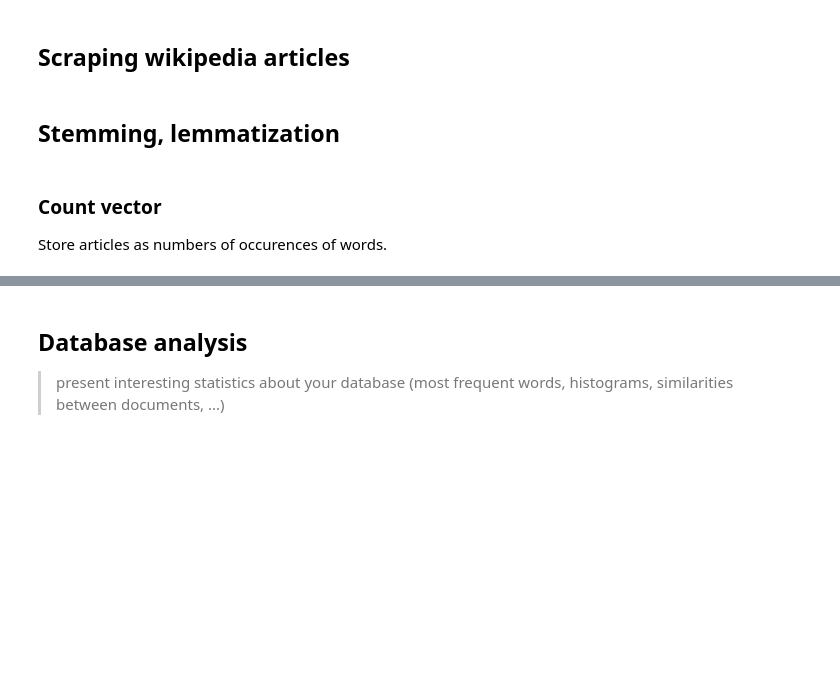
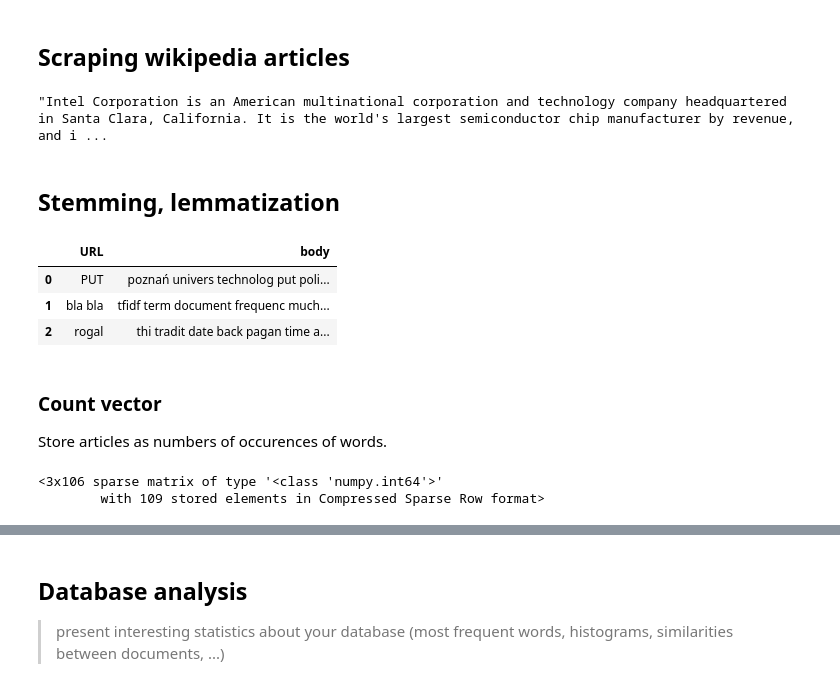
Before and after one commit to azywot/wiki-recommender-system, a Jupyter notebook: project.ipynb, the cells around one changed output, grey strips where cells are left out. Drawn from its saved outputs; the diff is of its cells as text; code cells hidden in the pictures; blank space fills up the shorter version.

```diff
--- a/project.ipynb
+++ b/project.ipynb
@@ -116,6 +127,13 @@ def save_titles_content(titles):
             outfile.write(json_object)
 # %%
 save_titles_content(titles)
+# %%
+# example - to be deleted
+f = open('./data/pages_content/Intel.json')
+data = json.load(f)
+data['body'][:1000]
+# %% [output]
+"Intel Corporation is an American multinational corporation and technology company headquartered in Santa Clara, California. It is the world's largest semiconductor chip manufacturer by revenue, and i ...
 # %% [markdown]
 ## Stemming, lemmatization
 # %%
@@ -132,6 +150,32 @@ def preprocess(article):
         if word.isalpha() and word not in sw:
             preprocessed.append(porter.stem(word)) # stemming is faster than lematization, but has lower accuracy (can try both later)
     return ' '.join(preprocessed)
+# %%
+text = """Poznań University of Technology, PUT (Polish name: Politechnika Poznańska) is a university in Poznań,
+Poland. Poznań University of Technology is known as one of the best technical universities in Poland. URAP
+ranked PUT as in top 6% of world universities and Webometrics ranked it at no. 842 in the world by Google
+citations for the year 2015. In 1995 it became the first Polish university to become a member of the Conference
+of European Schools for Advanced Engineering Education and Research (CESAER), an organization comprising the best
+technical universities in Europe. The university is also a member of the Socrates-Erasmus programme for exchange
+students from all over Europe, promoting advanced engineering and a European dimension. The university is home to
+many organizations and student circles, and the radio station Afera 98.6 MHz. The university has over
+21,000 students and over 1100 academic staffs.""".replace('\n',' ')
+text2 = "TFIDF (term frequency–inverse document frequency) is a much better approach. The tf–idf value increases proportionally to the number of times a word appears in the document and is offset by the number of documents in the corpus that contain the word, which helps to adjust for the fact that some words appear more frequently in general."
+text3 = "This tradition dates back to pagan times, when during the autumn feast the gods were offered sacrifices of oxen or, as a substitute, of dough rolled up in oxen horns. The Latin Church has taken over this custom and linked it to the figure of St Martin. The shape of the dough was interpreted as a reference to the horseshoe that the holy horse was to lose. In Poznań, the tradition of baking 'rogal świętomarciński' on 11 November certainly existed in 1860, when the oldest known advertisement for the rogal świętomarciński was published in Dziennik Poznański."
+# %%
+articles = pd.DataFrame([["PUT", text],
+                        ["bla bla", text2],
+                         ["rogal", text3]],
+                         columns = ['URL','body'])
+
+for a in articles.body:
+    articles = articles.replace(a, preprocess(a))
+articles
+# %% [output]
+|  | URL | body |
+| 0 | PUT | poznań univers technolog put poli... |
+| 1 | bla bla | tfidf term document frequenc much... |
+| 2 | rogal | thi tradit date back pagan time a... |
 # %% [markdown]
 ### Count vector
 Store articles as numbers of occurences of words.
@@ -141,6 +185,9 @@ CountData = CountVec.fit_transform(articles.body)
 
 CountData
 # if dataset is too large, try: https://scikit-learn.org/stable/modules/feature_extraction.html#vectorizing-a-large-text-corpus-with-the-hashing-trick
+# %% [output]
+<3x106 sparse matrix of type '<class 'numpy.int64'>'
+        with 109 stored elements in Compressed Sparse Row format>
 # %%
 dfCV = pd.DataFrame(CountData.toarray(), columns=CountVec.get_feature_names_out(), index=articles.URL)
 dfCV
```
Also changed, not shown: parts of 7 cells of this notebook, 1 other file.
